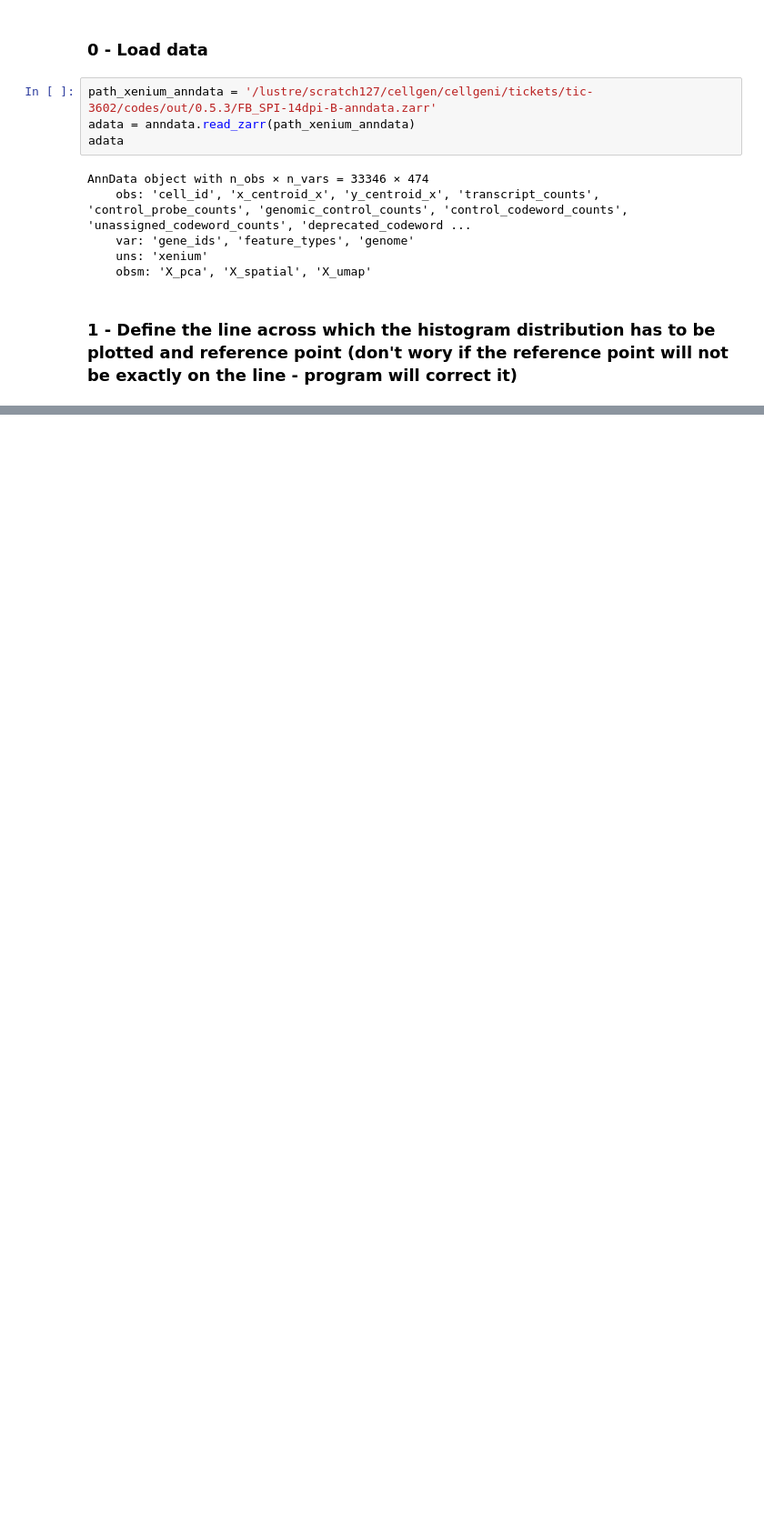
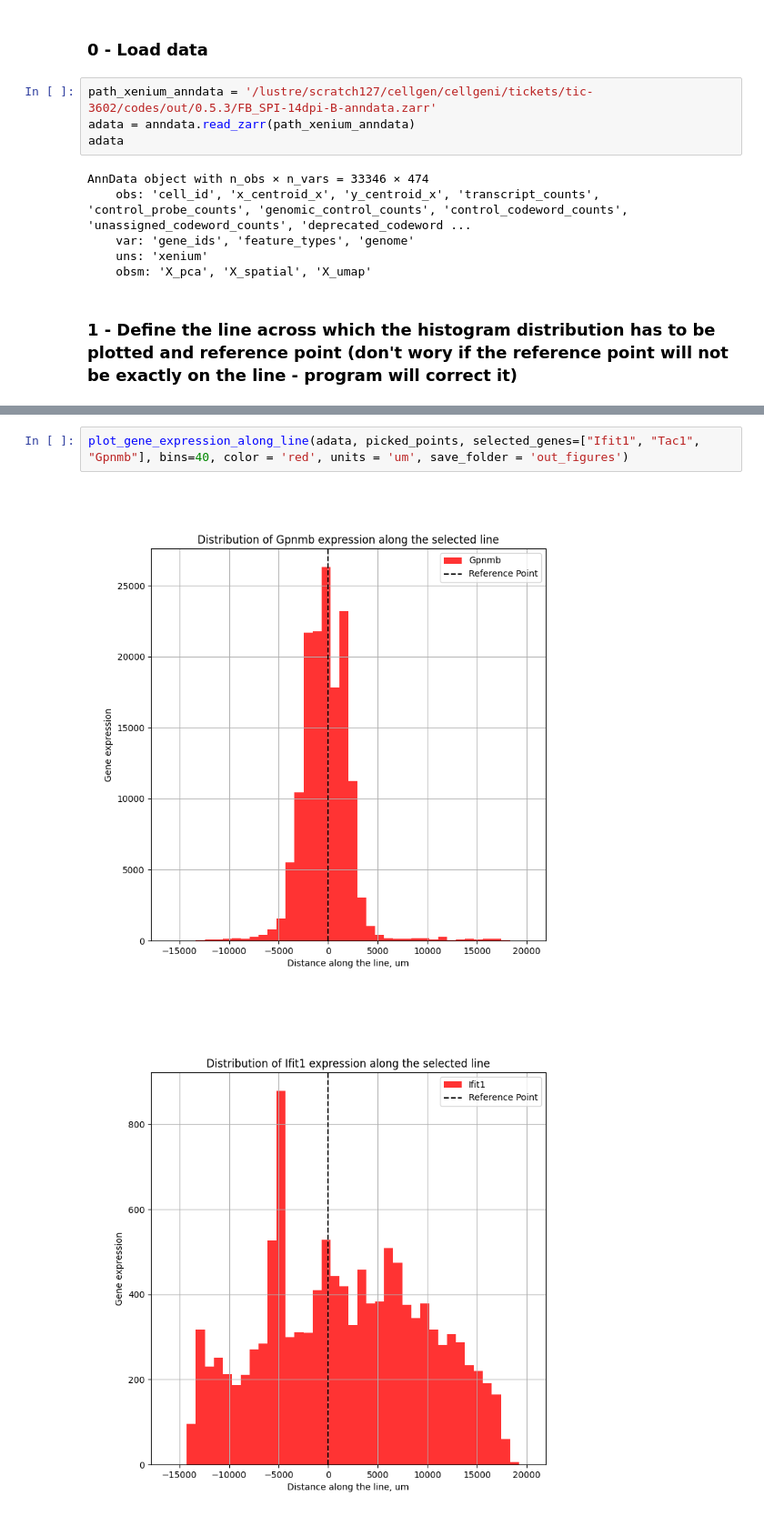
Before and after one commit to cellgeni/xenium_vistools, a Jupyter notebook: example_histogram_custom_line.ipynb, the cells around one changed output, grey strips where cells are left out. Shown at 91% size. Cells and saved outputs as stored; diff of their text form; blank space fills up the shorter version.

```diff
--- a/example_histogram_custom_line.ipynb
+++ b/example_histogram_custom_line.ipynb
@@ -41,0 +51,5 @@ picked_points
+# %%
+plot_gene_expression_along_line(adata, picked_points, selected_genes=["Ifit1", "Tac1", "Gpnmb"], bins=40, color = 'red', units = 'um', save_folder = 'out_figures')
+# %% [output]
+[figure, added]
+[figure, added]
```
Also changed, not shown: parts of 10 cells of this notebook.
